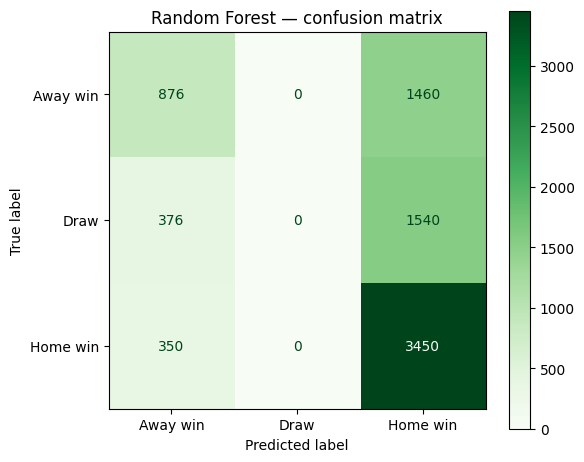
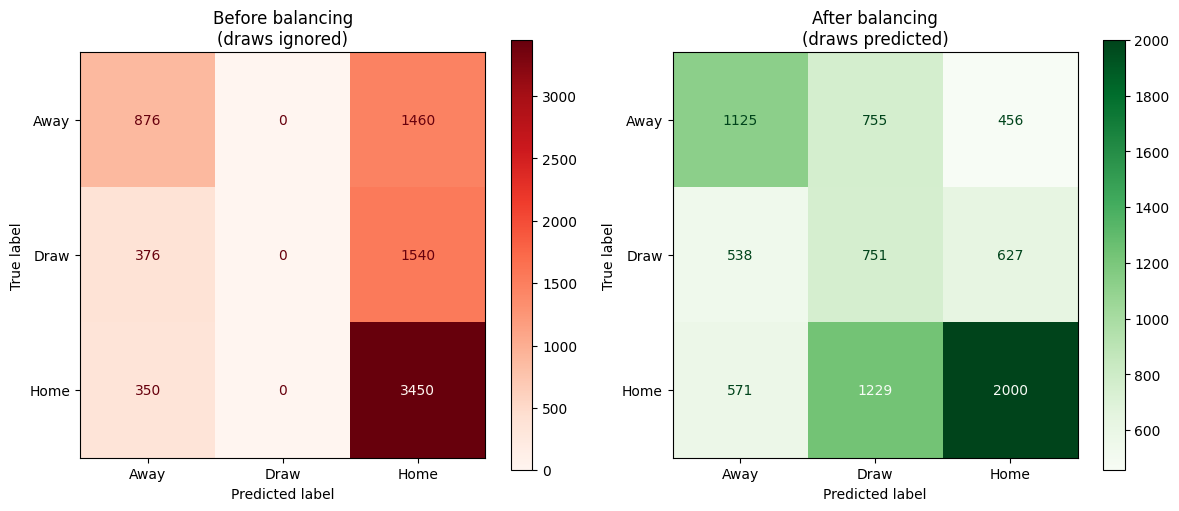
The change to this notebook cell's code, shown as a diff; its figure went from the first image to the second:
--- before
+++ after
@@ -1,10 +1,19 @@
-fig, ax = plt.subplots(figsize=(6, 5))
+fig, axes = plt.subplots(1, 2, figsize=(12, 5))
+
 ConfusionMatrixDisplay.from_predictions(
     y_test, y_pred_rf,
-    display_labels=['Away win', 'Draw', 'Home win'],
-    cmap='Greens', ax=ax
+    display_labels=['Away', 'Draw', 'Home'],
+    cmap='Reds', ax=axes[0]
 )
-ax.set_title('Random Forest — confusion matrix')
+axes[0].set_title('Before balancing\n(draws ignored)')
+
+ConfusionMatrixDisplay.from_predictions(
+    y_test, y_pred_balanced,
+    display_labels=['Away', 'Draw', 'Home'],
+    cmap='Greens', ax=axes[1]
+)
+axes[1].set_title('After balancing\n(draws predicted)')
+
 plt.tight_layout()
-plt.savefig('../data/processed/cm_randomforest.png', dpi=150)
+plt.savefig('../data/processed/cm_comparison.png', dpi=150)
 plt.show()

Commit: fix: balanced RF model with draw threshold, save config.json